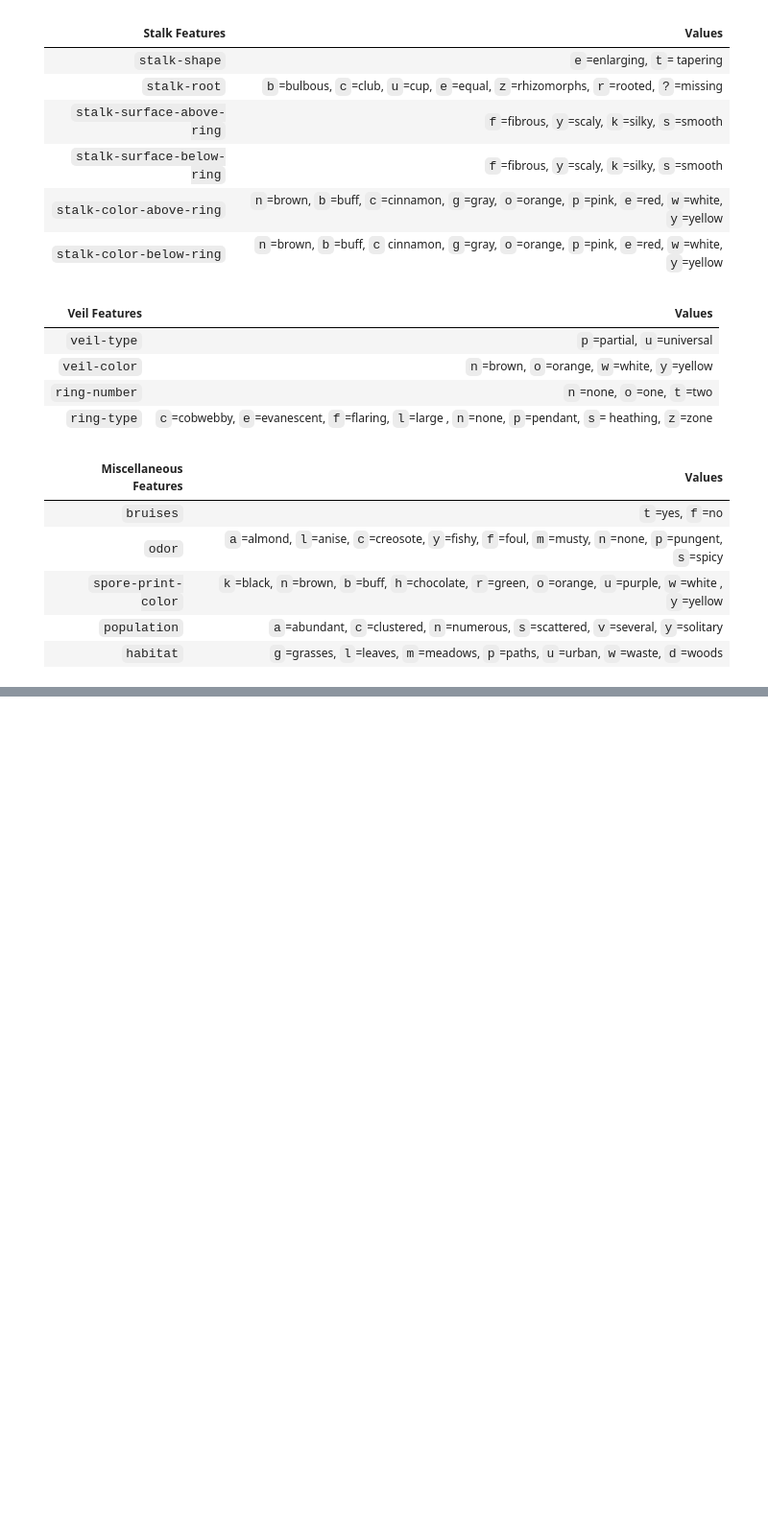
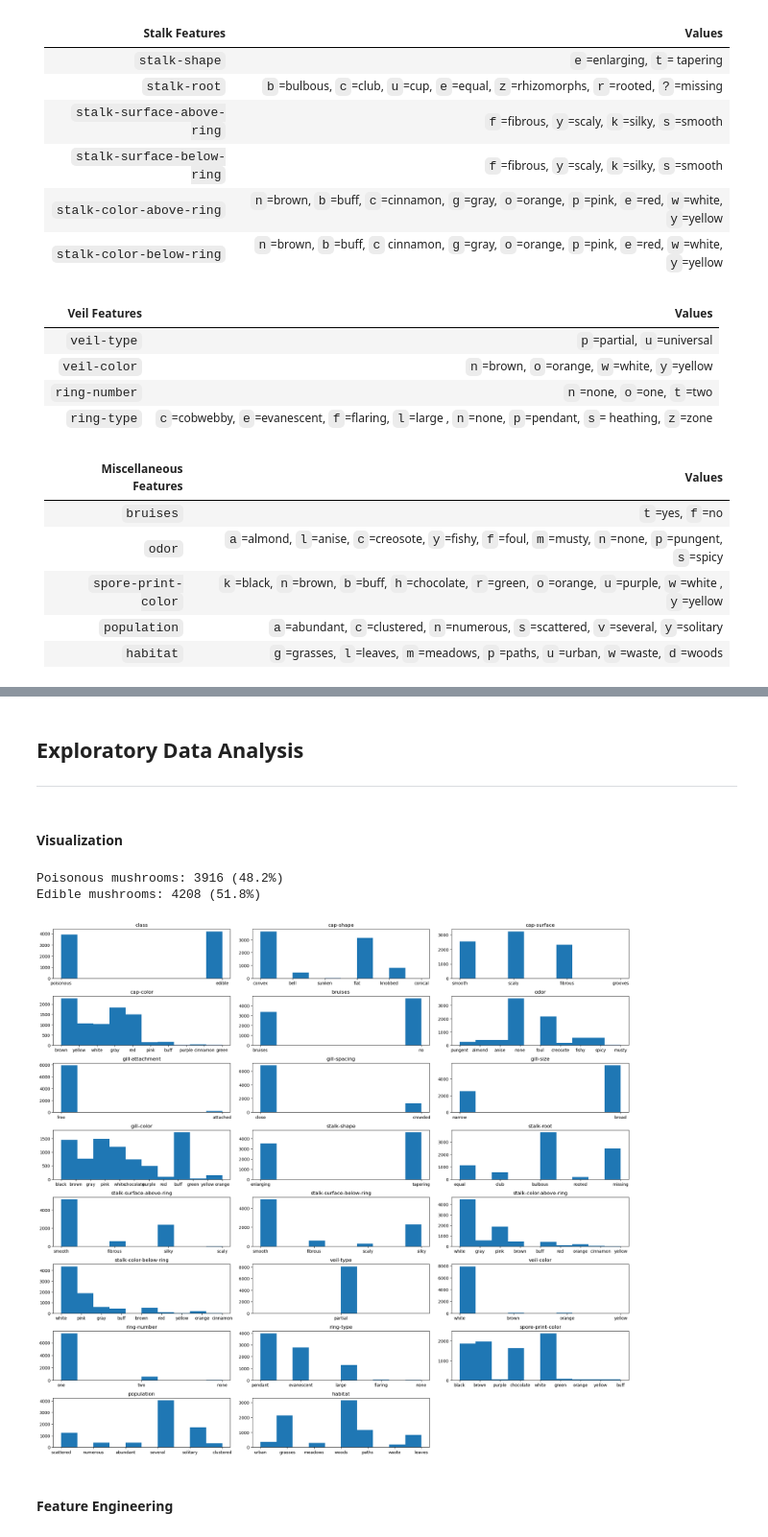
Before and after one commit to dharora/ECS171GroupProject, a Jupyter notebook: project.ipynb, the cells around one changed output, grey strips where cells are left out. Shown: that part at 96% size. Drawn from its saved outputs; the diff is of its cells as text; code cells hidden in the pictures; blank space fills up the shorter version.

```diff
--- a/project.ipynb
+++ b/project.ipynb
@@ -164,0 +100,31 @@ Total columns: 23
+# %% [markdown]
+## **Exploratory Data Analysis**
+***
+# %% [markdown]
+#### Visualization
+# %%
+# Convert columns to categorical
+df = df.astype('category')
+
+# Show target count
+df_target = df['class']
+p = df[df=='poisonous'].count().sum()
+e = df[df=='edible'].count().sum()
+total = df_target.value_counts().sum()
+print("Poisonous mushrooms: {} ({:.4}%)".format(p, (p/total) * 100))
+print("Edible mushrooms: {} ({:.4}%)".format(e, (e/total) * 100))
+
+# Plot histograms of features
+plt.figure(figsize=(20, 20))
+for n, i in enumerate(df.columns, 1):
+    plt.subplot(9, 3, n)
+    plt.title(f'{i}')
+    plt.hist(df[i])
+plt.tight_layout()
+plt.show()
+# %% [output]
+Poisonous mushrooms: 3916 (48.2%)
+Edible mushrooms: 4208 (51.8%)
+[figure, added]
+# %% [markdown]
+#### Feature Engineering
```
Also changed, not shown: parts of 35 cells of this notebook.
